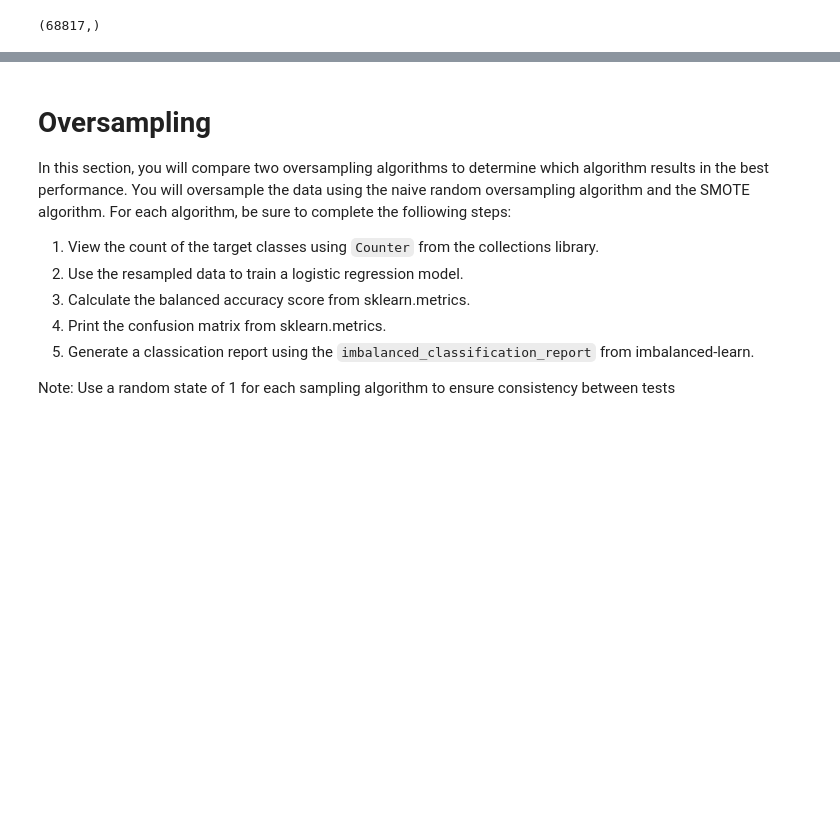
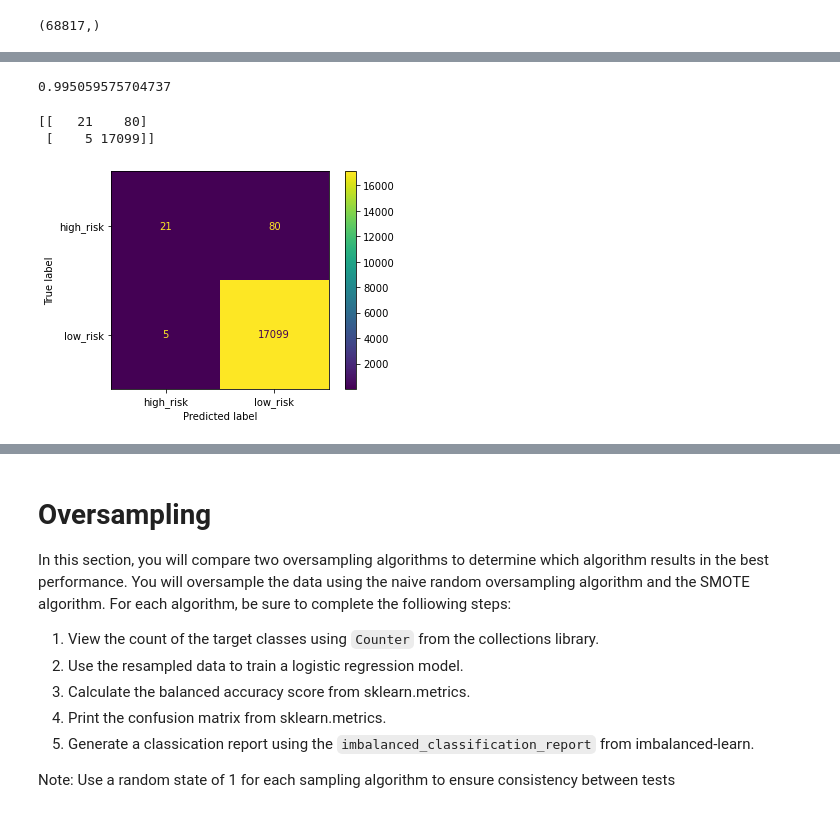
Before and after one commit to DennisPSmith5676/Credit_Risk_Analysis, a Jupyter notebook: credit_risk_resampling.ipynb, the cells around one changed output, grey strips where cells are left out. Cells and saved outputs as stored; diff of their text form; code cells hidden in the pictures; blank space fills up the shorter version.

Commit message:
4TH COMMIT UPODADE IMAGES AND CODE

```diff
--- a/credit_risk_resampling.ipynb
+++ b/credit_risk_resampling.ipynb
@@ -424,0 +465,3 @@ x_train, X_test, y_train, y_test = train_test_split(X, y, random_state = 1)
+# %%
+classifier = LogisticRegression(solver='lbfgs', random_state=1)
+classifier
@@ -424,0 +474,2 @@ x_train, X_test, y_train, y_test = train_test_split(X, y, random_state = 1)
+# %%
+classifier.fit(x_train, y_train)
@@ -424,0 +478,4 @@ x_train, X_test, y_train, y_test = train_test_split(X, y, random_state = 1)
+# %%
+# create predictions using predict() method
+Y_pred = classifier.predict(X_test)
+Y_pred
@@ -424,0 +501,22 @@ x_train, X_test, y_train, y_test = train_test_split(X, y, random_state = 1)
+# %%
+# calc the model accuracy
+accuracy_score(y_test, Y_pred)
+# %% [output]
+0.995059575704737
+# %%
+# create confusion matrix
+cm = confusion_matrix(y_test, Y_pred)
+print(cm)
+# %% [output]
+[[   21    80]
+ [    5 17099]]
+# %%
+# confuision matirix display funtion
+disp = ConfusionMatrixDisplay(confusion_matrix=cm, display_labels= classifier.classes_)
+disp.plot()
+
+#save the image
+plt.savefig("./Images/confusion_matrix.png")
+plt.show()
+# %% [output]
+[figure, added]
```
Also changed, not shown: parts of 47 cells of this notebook, 14 other files.
